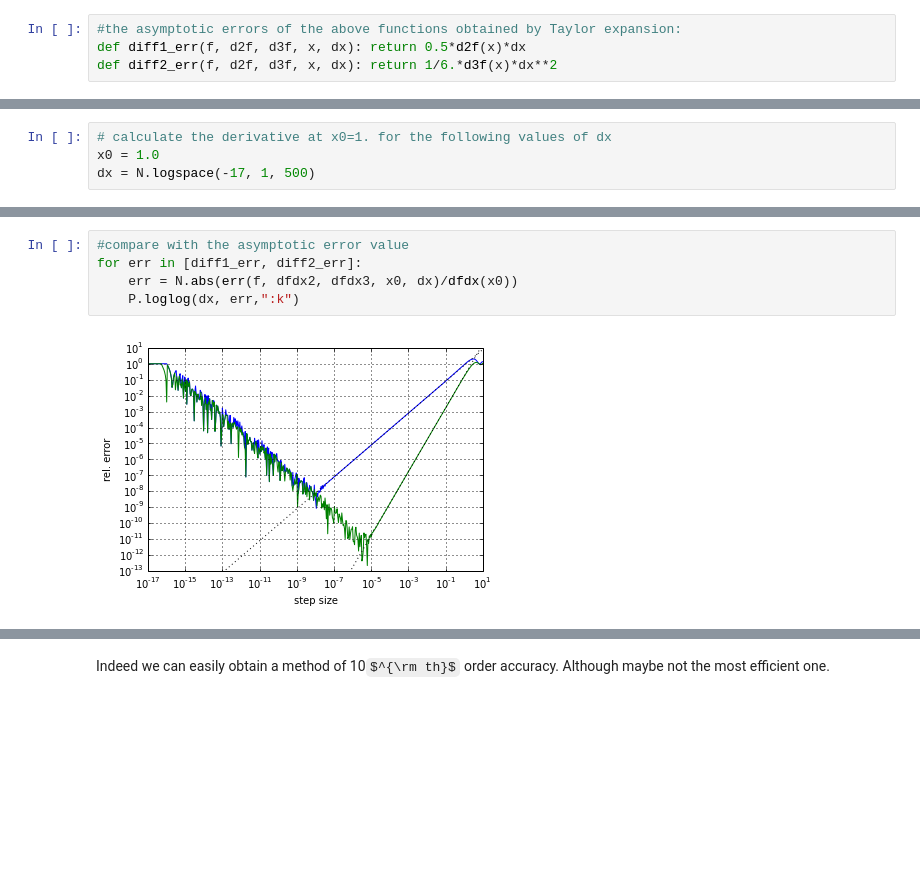
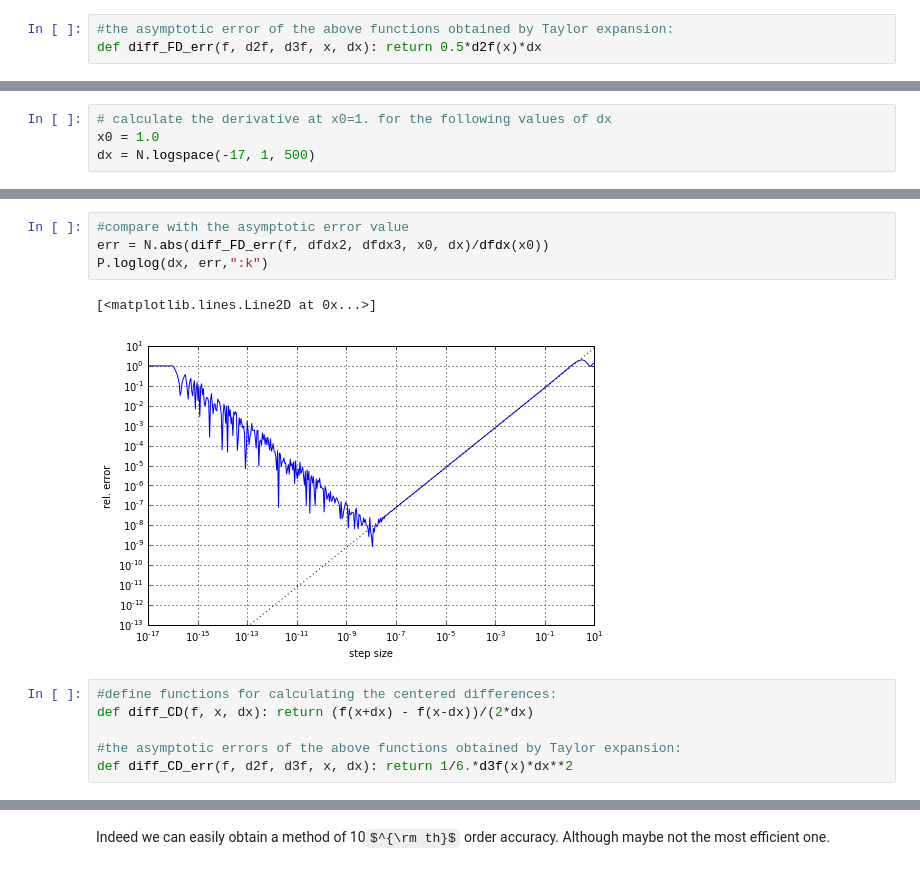
Before and after one commit to rouckas/NEVF138, a Jupyter notebook: 010 Differentiation.ipynb, the cells around one changed output, grey strips where cells are left out. Cells and saved outputs as stored; diff of their text form; some formulas as TeX source; blank space fills up the shorter version.

```diff
--- a/010 Differentiation.ipynb
+++ b/010 Differentiation.ipynb
@@ -10,7 +56,6 @@ def diff2(f, x, dx): return (f(x+dx) - f(x-dx))/(2*dx)
 # %%
-#the asymptotic errors of the above functions obtained by Taylor expansion:
-def diff1_err(f, d2f, d3f, x, dx): return 0.5*d2f(x)*dx
-def diff2_err(f, d2f, d3f, x, dx): return 1/6.*d3f(x)*dx**2
+#the asymptotic error of the above functions obtained by Taylor expansion:
+def diff_FD_err(f, d2f, d3f, x, dx): return 0.5*d2f(x)*dx
 # %%
 # use function sin(x) to test our implementation
 def f(x): return N.sin(x)
@@ -39,7 +87,13 @@ P.grid(which="both")
 # %%
 #compare with the asymptotic error value
-for err in [diff1_err, diff2_err]:
-    err = N.abs(err(f, dfdx2, dfdx3, x0, dx)/dfdx(x0))
-    P.loglog(dx, err,":k")
+err = N.abs(diff_FD_err(f, dfdx2, dfdx3, x0, dx)/dfdx(x0))
+P.loglog(dx, err,":k")
 # %% [output]
+[<matplotlib.lines.Line2D at 0x...>]
-[figure, old version]
+[figure, new version]
+# %%
+#define functions for calculating the centered differences:
+def diff_CD(f, x, dx): return (f(x+dx) - f(x-dx))/(2*dx)
+
+#the asymptotic errors of the above functions obtained by Taylor expansion:
+def diff_CD_err(f, d2f, d3f, x, dx): return 1/6.*d3f(x)*dx**2
```
Also changed, not shown: parts of 10 cells of this notebook, 12 other files.
